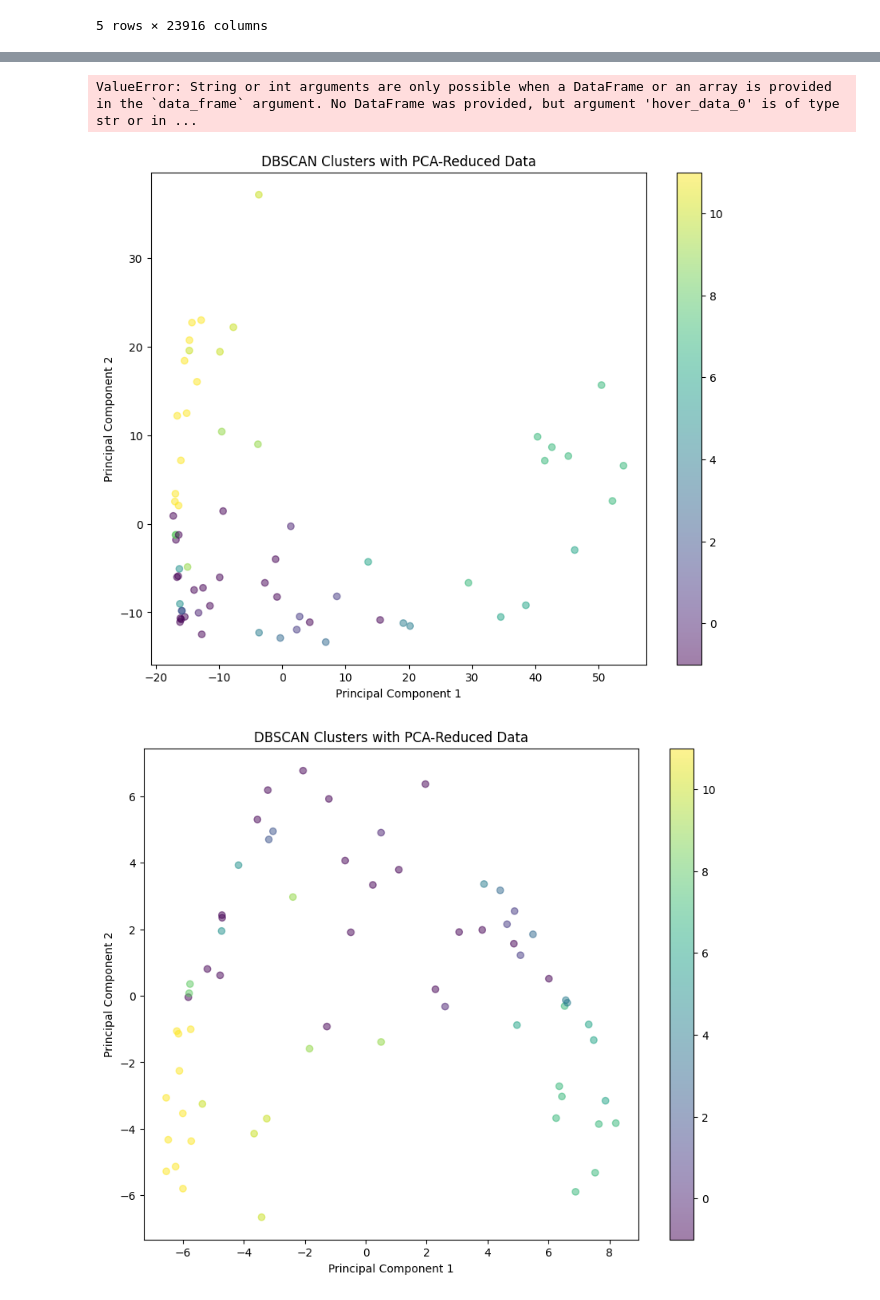
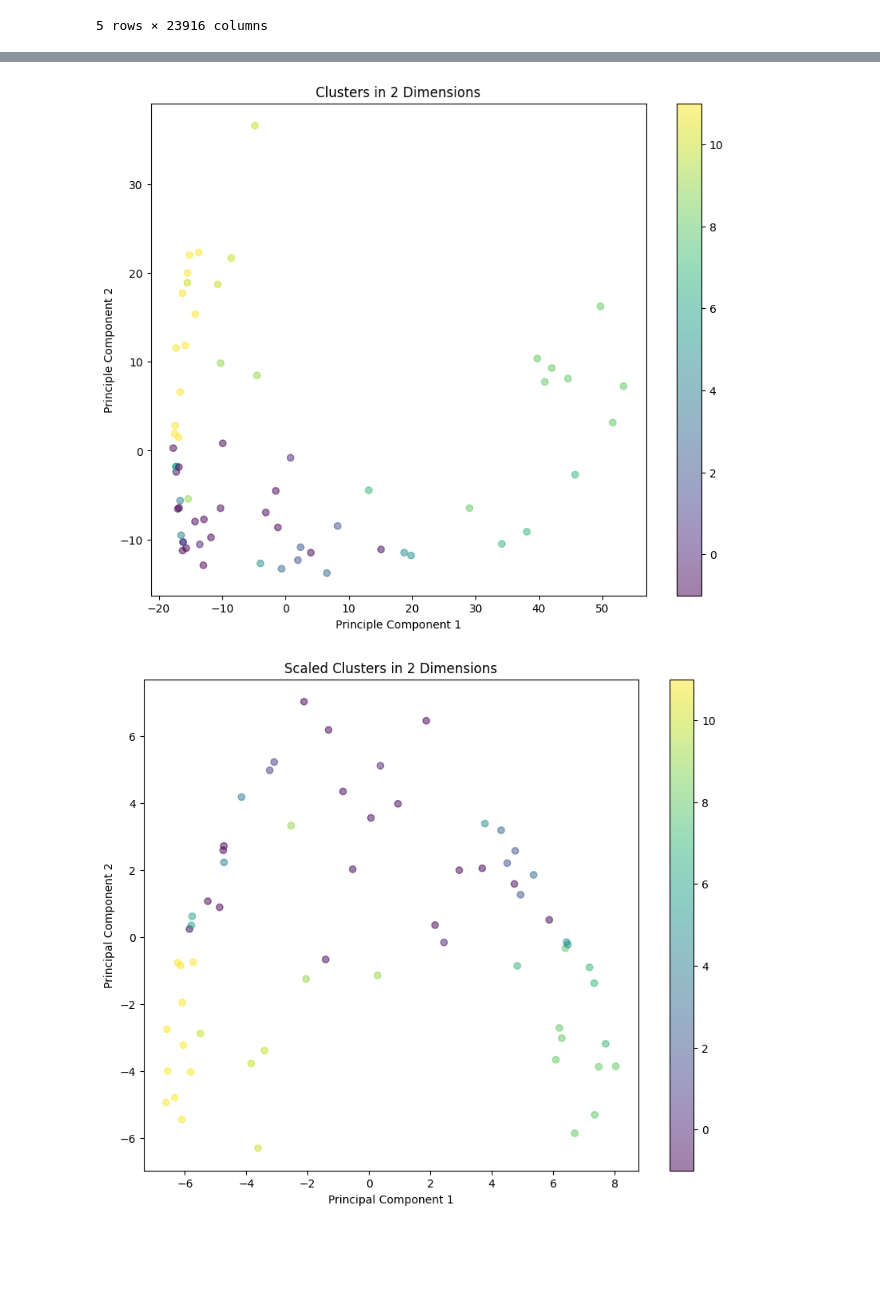
Before and after one commit to ielo03/chess-openings-analysis, a Jupyter notebook: Clustering.ipynb, the cells around one changed output, grey strips where cells are left out. Saved outputs shown, nothing was run; the diff lists cells and outputs as text; code cells hidden in the pictures; blank space fills up the shorter version.

```diff
--- a/Clustering.ipynb
+++ b/Clustering.ipynb
@@ -142,31 +115,3 @@ fig.show()
-# %%
-import plotly.express as px
-
-fig = px.scatter(x=data_scaled[:, 0], y=data_scaled[:, 1],
-                 color=clusters,
-                 hover_data=clusters_df.index)
-
-fig.update_layout(title='DBSCAN Clustering with Interactive Labels',
-                  xaxis_title='Feature 1',
-                  yaxis_title='Feature 2',
-                  legend_title='Cluster')
-
-fig.show()
-fig = px.scatter(df, x='Feature1', y='Feature2',
-                 hover_data=['Index'],
-                 title='Interactive Plot with Index on Hover')
-
-# Update layout for better readability
-fig.update_layout(
-    xaxis_title='Feature 1',
-    yaxis_title='Feature 2',
-    legend_title='Data Points'
-)
-
-# Show the plot
-fig.show()
-# %% [output]
-ValueError: String or int arguments are only possible when a DataFrame or an array is provided in the `data_frame` argument. No DataFrame was provided, but argument 'hover_data_0' is of type str or in ...
 # %%
 from sklearn.decomposition import PCA
 
@@ -175,23 +120,23 @@ principal_components = pca.fit_transform(df)
 
 plt.figure(figsize=(10, 8))
 scatter = plt.scatter(principal_components[:, 0], principal_components[:, 1], c=clusters, cmap='viridis', alpha=0.5)
-plt.title('DBSCAN Clusters with PCA-Reduced Data')
-plt.xlabel('Principal Component 1')
-plt.ylabel('Principal Component 2')
+plt.title('Clusters in 2 Dimensions')
+plt.xlabel('Principle Component 1')
+plt.ylabel('Principle Component 2')
 plt.colorbar(scatter)
 plt.show()
 # %% [output]
-[figure, old version]
+[figure, new version]
 # %%
 pca = PCA(n_components=2)
 principal_components = pca.fit_transform(data_scaled)
 
 plt.figure(figsize=(10, 8))
 scatter = plt.scatter(principal_components[:, 0], principal_components[:, 1], c=clusters, cmap='viridis', alpha=0.5)
-plt.title('DBSCAN Clusters with PCA-Reduced Data')
+plt.title('Scaled Clusters in 2 Dimensions')
 plt.xlabel('Principal Component 1')
 plt.ylabel('Principal Component 2')
 plt.colorbar(scatter)
 plt.show()
 # %% [output]
-[figure, old version]
+[figure, new version]
```
Also changed, not shown: parts of 30 cells of this notebook, 2 other files.
